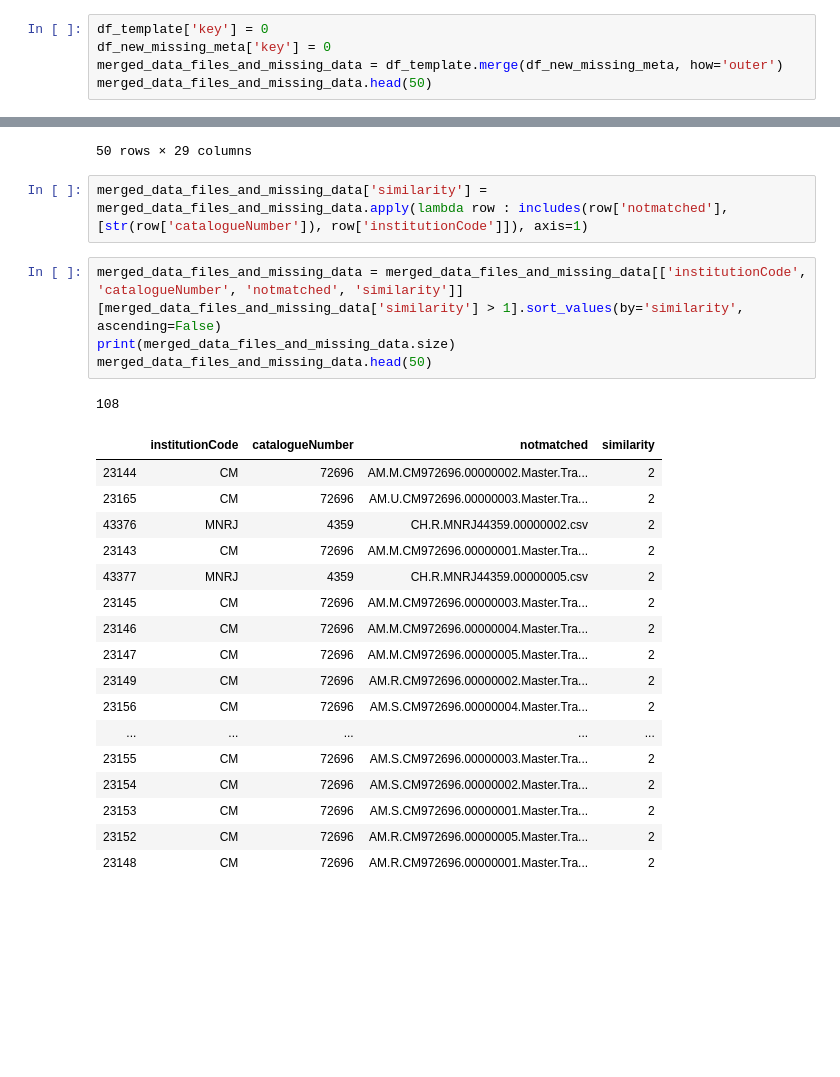
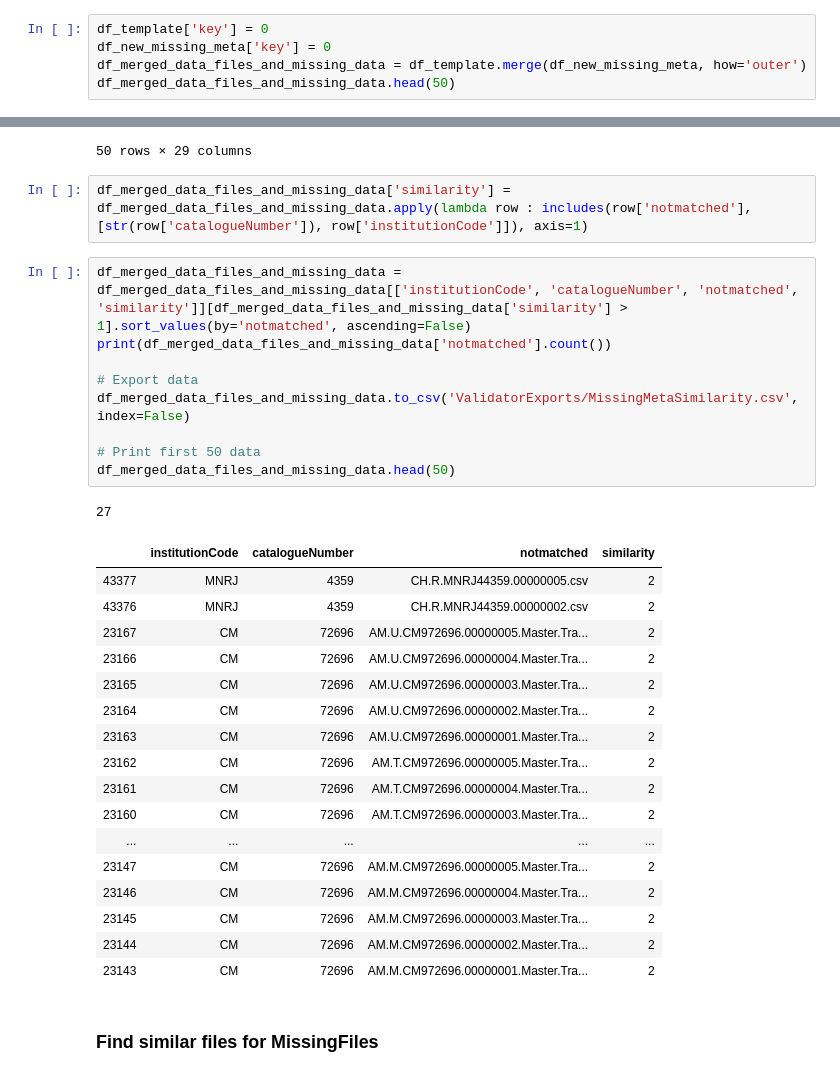
Before and after one commit to shawonibnkamal/spectral-data-curation, a Jupyter notebook: DickensAssignment/DickensAssignmentValidator.ipynb, the cells around one changed output, grey strips where cells are left out. Saved outputs shown, nothing was run; the diff lists cells and outputs as text; blank space fills up the shorter version.

Commit message:
Export Similar Meta

```diff
--- a/DickensAssignment/DickensAssignmentValidator.ipynb
+++ b/DickensAssignment/DickensAssignmentValidator.ipynb
@@ -131,8 +104,8 @@ df_template = pd.read_csv('template.csv', engine='python')
 # %%
 df_template['key'] = 0
 df_new_missing_meta['key'] = 0
-merged_data_files_and_missing_data = df_template.merge(df_new_missing_meta, how='outer')
-merged_data_files_and_missing_data.head(50)
+df_merged_data_files_and_missing_data = df_template.merge(df_new_missing_meta, how='outer')
+df_merged_data_files_and_missing_data.head(50)
 # %% [output]
 |  | FileName | institutionCode | collectionCode | catalogueNumber | class | order | family | genus | ... |
 | 0 | NaN | MZUSP | NaN | 95838 | Aves | Trogoniformes | Trogonidae | Trogon | ... |
@@ -153,27 +126,34 @@ merged_data_files_and_missing_data.head(50)
 | 49 | NaN | MZUSP | NaN | 95838 | Aves | Trogoniformes | Trogonidae | Trogon | ... |
 50 rows × 29 columns
 # %%
-merged_data_files_and_missing_data['similarity'] = merged_data_files_and_missing_data.apply(lambda row : includes(row['notmatched'], [str(row['catalogueNumber']), row['institutionCode']]), axis=1)
+df_merged_data_files_and_missing_data['similarity'] = df_merged_data_files_and_missing_data.apply(lambda row : includes(row['notmatched'], [str(row['catalogueNumber']), row['institutionCode']]), axis=1)
 # %%
-merged_data_files_and_missing_data = merged_data_files_and_missing_data[['institutionCode', 'catalogueNumber', 'notmatched', 'similarity']][merged_data_files_and_missing_data['similarity'] > 1].sort_values(by='similarity', ascending=False)
-print(merged_data_files_and_missing_data.size)
-merged_data_files_and_missing_data.head(50)
+df_merged_data_files_and_missing_data = df_merged_data_files_and_missing_data[['institutionCode', 'catalogueNumber', 'notmatched', 'similarity']][df_merged_data_files_and_missing_data['similarity'] > 1].sort_values(by='notmatched', ascending=False)
+print(df_merged_data_files_and_missing_data['notmatched'].count())
+
+# Export data
+df_merged_data_files_and_missing_data.to_csv('ValidatorExports/MissingMetaSimilarity.csv', index=False)
+
+# Print first 50 data
+df_merged_data_files_and_missing_data.head(50)
 # %% [output]
-108
+27
 |  | institutionCode | catalogueNumber | notmatched | similarity |
+| 43377 | MNRJ | 4359 | CH.R.MNRJ44359.00000005.csv | 2 |
+| 43376 | MNRJ | 4359 | CH.R.MNRJ44359.00000002.csv | 2 |
+| 23167 | CM | 72696 | AM.U.CM972696.00000005.Master.Tra... | 2 |
+| 23166 | CM | 72696 | AM.U.CM972696.00000004.Master.Tra... | 2 |
+| 23165 | CM | 72696 | AM.U.CM972696.00000003.Master.Tra... | 2 |
+| 23164 | CM | 72696 | AM.U.CM972696.00000002.Master.Tra... | 2 |
+| 23163 | CM | 72696 | AM.U.CM972696.00000001.Master.Tra... | 2 |
+| 23162 | CM | 72696 | AM.T.CM972696.00000005.Master.Tra... | 2 |
+| 23161 | CM | 72696 | AM.T.CM972696.00000004.Master.Tra... | 2 |
+| 23160 | CM | 72696 | AM.T.CM972696.00000003.Master.Tra... | 2 |
+| ... | ... | ... | ... | ... |
+| 23147 | CM | 72696 | AM.M.CM972696.00000005.Master.Tra... | 2 |
+| 23146 | CM | 72696 | AM.M.CM972696.00000004.Master.Tra... | 2 |
+| 23145 | CM | 72696 | AM.M.CM972696.00000003.Master.Tra... | 2 |
 | 23144 | CM | 72696 | AM.M.CM972696.00000002.Master.Tra... | 2 |
-| 23165 | CM | 72696 | AM.U.CM972696.00000003.Master.Tra... | 2 |
-| 43376 | MNRJ | 4359 | CH.R.MNRJ44359.00000002.csv | 2 |
 | 23143 | CM | 72696 | AM.M.CM972696.00000001.Master.Tra... | 2 |
-| 43377 | MNRJ | 4359 | CH.R.MNRJ44359.00000005.csv | 2 |
-| 23145 | CM | 72696 | AM.M.CM972696.00000003.Master.Tra... | 2 |
-| 23146 | CM | 72696 | AM.M.CM972696.00000004.Master.Tra... | 2 |
-| 23147 | CM | 72696 | AM.M.CM972696.00000005.Master.Tra... | 2 |
-| 23149 | CM | 72696 | AM.R.CM972696.00000002.Master.Tra... | 2 |
-| 23156 | CM | 72696 | AM.S.CM972696.00000004.Master.Tra... | 2 |
-| ... | ... | ... | ... | ... |
-| 23155 | CM | 72696 | AM.S.CM972696.00000003.Master.Tra... | 2 |
-| 23154 | CM | 72696 | AM.S.CM972696.00000002.Master.Tra... | 2 |
-| 23153 | CM | 72696 | AM.S.CM972696.00000001.Master.Tra... | 2 |
-| 23152 | CM | 72696 | AM.R.CM972696.00000005.Master.Tra... | 2 |
-| 23148 | CM | 72696 | AM.R.CM972696.00000001.Master.Tra... | 2 |
+# %% [markdown]
+### Find similar files for MissingFiles
```
Also changed, not shown: parts of 3 cells of this notebook, 1 other file.
